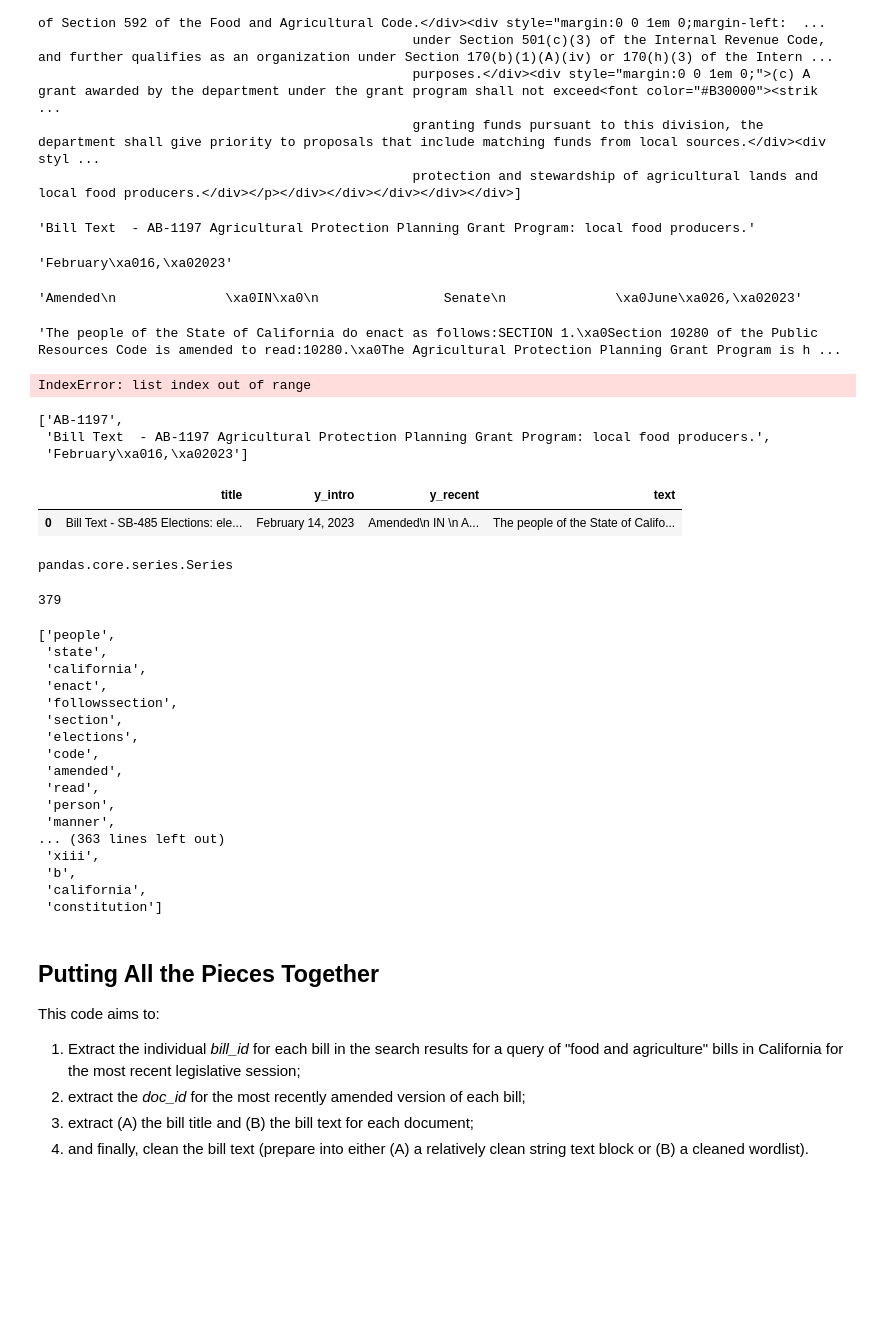
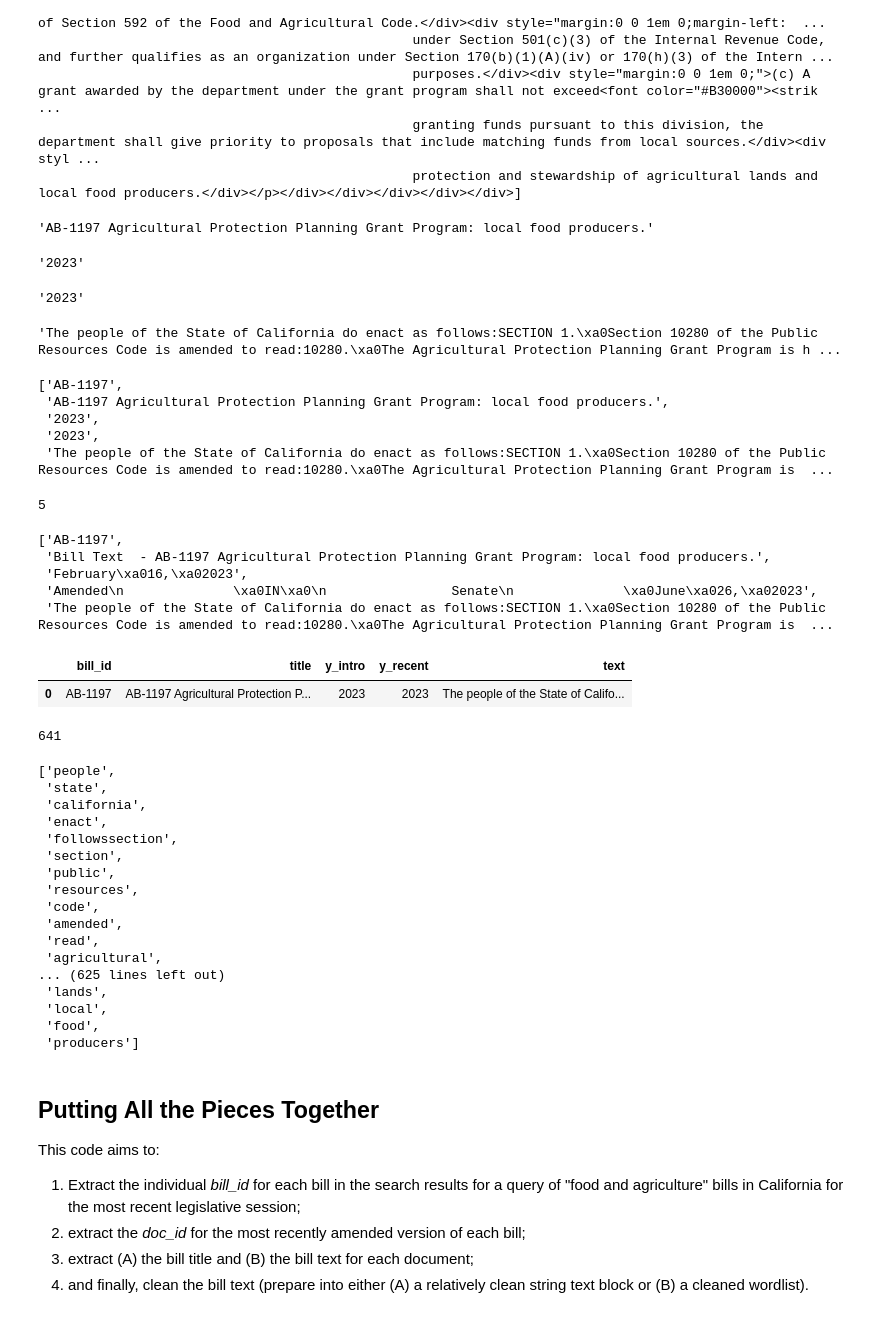
Before and after one commit to ngmelo/up221-melody, a Jupyter notebook: Food and Ag Legislative Analysis/Food Ag and Soil Legislative Analysis.ipynb, the cells around one changed output. Drawn from its saved outputs; the diff is of its cells as text; code cells hidden in the pictures; blank space fills up the shorter version.

Commit message:
CA bills analysis draft

```diff
--- a/Food and Ag Legislative Analysis/Food Ag and Soil Legislative Analysis-Copy1.ipynb
+++ b/Food and Ag Legislative Analysis/Food Ag and Soil Legislative Analysis.ipynb
@@ -236,23 +244,26 @@ print(ti)
 # remove html style and tags from title
 for text in t[0]:
     title = text.text.strip()
+    title = title.split("- ")[-1]
 title
 # %% [output]
-'Bill Text  - AB-1197 Agricultural Protection Planning Grant Program: local food producers.'
+'AB-1197 Agricultural Protection Planning Grant Program: local food producers.'
 # %%
 # remove html style and tags from year int
 for text in y:
     yeari = text.text.strip()
+    yeari = yeari[-4:]
 yeari
 # %% [output]
-'February\xa016,\xa02023'
+'2023'
 # %%
 # remove html style and tags from year amended
 for text in y1[0]:
     yeara = text.text.strip()
+    yeara = yeara[-4:]
 yeara
 # %% [output]
-'Amended\n              \xa0IN\xa0\n                Senate\n              \xa0June\xa026,\xa02023'
+'2023'
 # %%
 # remove html style and tags from bill text
 for text in ti:
@@ -260,8 +271,21 @@ for text in ti:
 billtxt
 # %% [output]
 'The people of the State of California do enact as follows:SECTION 1.\xa0Section 10280 of the Public Resources Code is amended to read:10280.\xa0The Agricultural Protection Planning Grant Program is h ...
+# %%
+# creating bill_id
+bill_id = title.split("- ")[-1][:7]
+
+# concatenating into one list
+infotxt1 = [bill_id, title, yeari, yeara, billtxt]
+infotxt1
+# %% [output]
+['AB-1197',
+ 'AB-1197 Agricultural Protection Planning Grant Program: local food producers.',
+ '2023',
+ '2023',
+ 'The people of the State of California do enact as follows:SECTION 1.\xa0Section 10280 of the Public Resources Code is amended to read:10280.\xa0The Agricultural Protection Planning Grant Program is  ...
 # %%
-# remove html style and tags from all bill info
+# remove html style and tags from all bill info (B)
 
 # list of all bill elements
 billinfo = [t[0], y, y1[0], ti]
@@ -274,42 +298,36 @@ for info in billinfo:
         row = text.text.strip()
         infotxt.append(row)
 
-        # create bill id from bill title
-        bill_id = infotxt[0].split("- ")[1][:7]
+    # create bill id from bill title
+    bill_id = infotxt[0].split("- ")[-1][:7]
 
-        # add an item to the list that will serve as the bill id later
-        infotxt.insert(0, bill_id)
+# add an item to the list that will serve as the bill id later
+infotxt.insert(0, bill_id)
 
+print(len(infotxt))
 infotxt
 # %% [output]
-IndexError: list index out of range
+5
+['AB-1197',
+ 'Bill Text  - AB-1197 Agricultural Protection Planning Grant Program: local food producers.',
+ 'February\xa016,\xa02023',
+ 'Amended\n              \xa0IN\xa0\n                Senate\n              \xa0June\xa026,\xa02023',
+ 'The people of the State of California do enact as follows:SECTION 1.\xa0Section 10280 of the Public Resources Code is amended to read:10280.\xa0The Agricultural Protection Planning Grant Program is  ...
-# %%
-len(infotxt)
-infotxt
-# %% [output]
-['AB-1197',
- 'Bill Text  - AB-1197 Agricultural Protection Planning Grant Program: local food producers.',
- 'February\xa016,\xa02023']
 # %%
 # storing bill info in df
-itxtdf = pd.DataFrame(infotxt).transpose()
+itxtdf = pd.DataFrame(infotxt1).transpose()
 
 # rename columns
 #itxtdf.rename(columns = {'0':'title', '1':'y_intro', '2': 'y_recent', '3':'text'}, inplace = True)
-itxtdf.columns = ['title', 'y_intro', 'y_recent', 'text']
+itxtdf.columns = ['bill_id', 'title', 'y_intro', 'y_recent', 'text']
 
 # optional: create column to serve as new index ID?
-#itxtdf['bill_id'] = itxtdf['title'].str.split("- ")[1]
 #itxtdf.set_index('bill_id', inplace = True)
 
 itxtdf
 # %% [output]
-|  | title | y_intro | y_recent | text |
-| 0 | Bill Text - SB-485 Elections: ele... | February 14, 2023 | Amended\n IN \n A... | The people of the State of Califo... |
+|  | bill_id | title | y_intro | y_recent | text |
+| 0 | AB-1197 | AB-1197 Agricultural Protection P... | 2023 | 2023 | The people of the State of Califo... |
-# %%
-type(itxtdf['title'])
-# %% [output]
-pandas.core.series.Series
 # %%
 # further processing bill text for NLP
 
@@ -325,24 +343,24 @@ wordlist = [word for word in word_tokenize(textonly.lower())
 print(len(wordlist))
 wordlist
 # %% [output]
-379
+641
 ['people',
  'state',
  'california',
  'enact',
  'followssection',
  'section',
- 'elections',
+ 'public',
+ 'resources',
  'code',
  'amended',
  'read',
- 'person',
- 'manner',
-... (363 lines left out)
- 'xiii',
- 'b',
- 'california',
- 'constitution']
+ 'agricultural',
+... (625 lines left out)
+ 'lands',
+ 'local',
+ 'food',
+ 'producers']
 # %% [markdown]
 ## Putting All the Pieces Together
 
```
Also changed, not shown: parts of 6 cells of this notebook.
